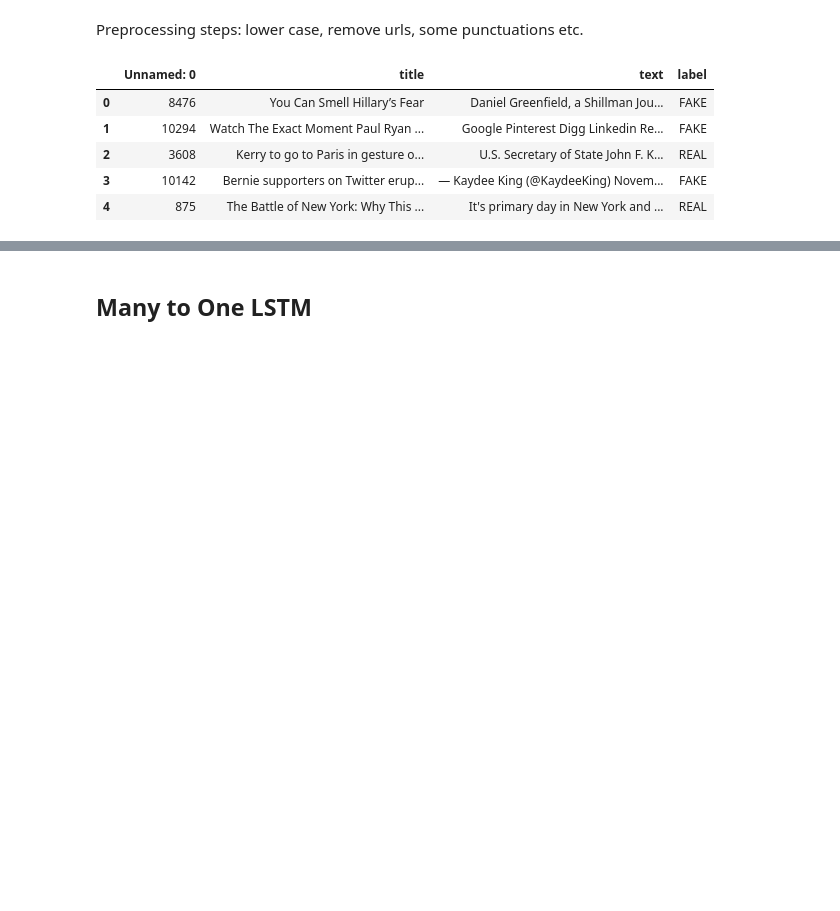
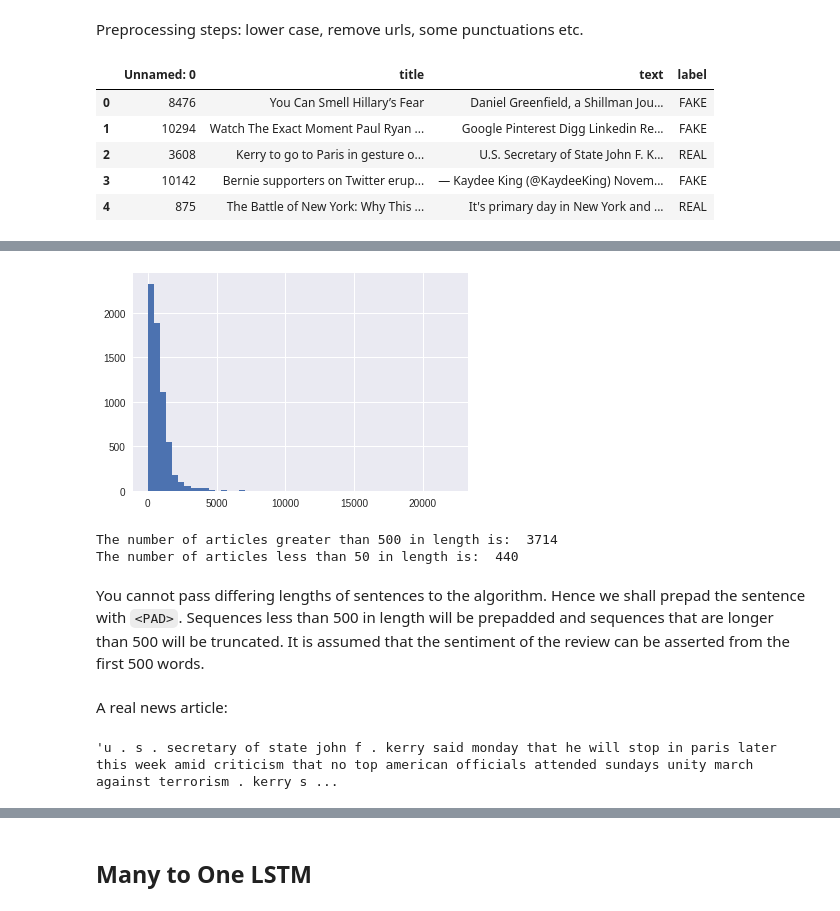
Before and after one commit to Berowne/DeepFin, a Jupyter notebook: FakeNews2.ipynb, the cells around one changed output, grey strips where cells are left out. Cells and saved outputs as stored; diff of their text form; code cells hidden in the pictures; blank space fills up the shorter version.

```diff
--- a/FakeNews2.ipynb
+++ b/FakeNews2.ipynb
@@ -112,2 +94,0 @@ Name: text, dtype: object
-# %%
-df.text = df.text.apply(lambda x: ' '.join([ps.stem(word) for word in x.split()]))
@@ -128,0 +95,5 @@ X_train, X_test, y_train, y_test = train_test_split(tf, y, test_size=0.1, random
+# %%
+all_text = ' '.join(df.text.values)
+words = all_text.split()
+u_words = Counter(words).most_common()
+len(u_words)
@@ -128,0 +106,3 @@ X_train, X_test, y_train, y_test = train_test_split(tf, y, test_size=0.1, random
+# %%
+u_words = [word[0] for word in u_words if word[1]>20]
+len(u_words)
@@ -128,0 +115,15 @@ X_train, X_test, y_train, y_test = train_test_split(tf, y, test_size=0.1, random
+# %%
+# # create the dictionary
+word2num = dict(zip(u_words,range(len(u_words))))
+word2num['<Other>'] = len(word2num)
+num2word = dict(zip(word2num.values(), word2num.keys()))
+
+int_text = [[word2num[word] if word in word2num else word2num['<Other>']
+             for word in content.split()] for content in df.text.values]
+
+print('The number of unique words are: ', len(u_words))
+print('The first review looks like this: ')
+print(int_text[0][:20])
+print('And once this is converted back to words, it looks like: ')
+print(' '.join([num2word[i] for i in int_text[0][:20]]))
+print(df.text.values[0][:100])
@@ -128,0 +137,13 @@ X_train, X_test, y_train, y_test = train_test_split(tf, y, test_size=0.1, random
+# %%
+plt.hist([len(t) for t in int_text],50)
+plt.show()
+# %% [output]
+[figure, added]
+# %%
+print('The number of articles greater than 500 in length is: ', np.sum(np.array([len(t)>500 for t in int_text])))
+print('The number of articles less than 50 in length is: ', np.sum(np.array([len(t)<50 for t in int_text])))
+# %% [output]
+The number of articles greater than 500 in length is:  3714
+The number of articles less than 50 in length is:  440
+# %% [markdown]
+You cannot pass differing lengths of sentences to the algorithm. Hence we shall prepad the sentence with `<PAD>`. Sequences less than 500 in length will be prepadded and sequences that are longer than 500 will be truncated. It is assumed that the sentiment of the review can be asserted from the first 500 words.
@@ -128,0 +166,6 @@ X_train, X_test, y_train, y_test = train_test_split(tf, y, test_size=0.1, random
+# %% [markdown]
+A real news article:
+# %%
+df[df.label=='REAL'].text.values[0][:200]
+# %% [output]
+'u . s . secretary of state john f . kerry said monday that he will stop in paris later this week amid criticism that no top american officials attended sundays unity march against terrorism . kerry s ...
```
Also changed, not shown: parts of 37 cells of this notebook.
